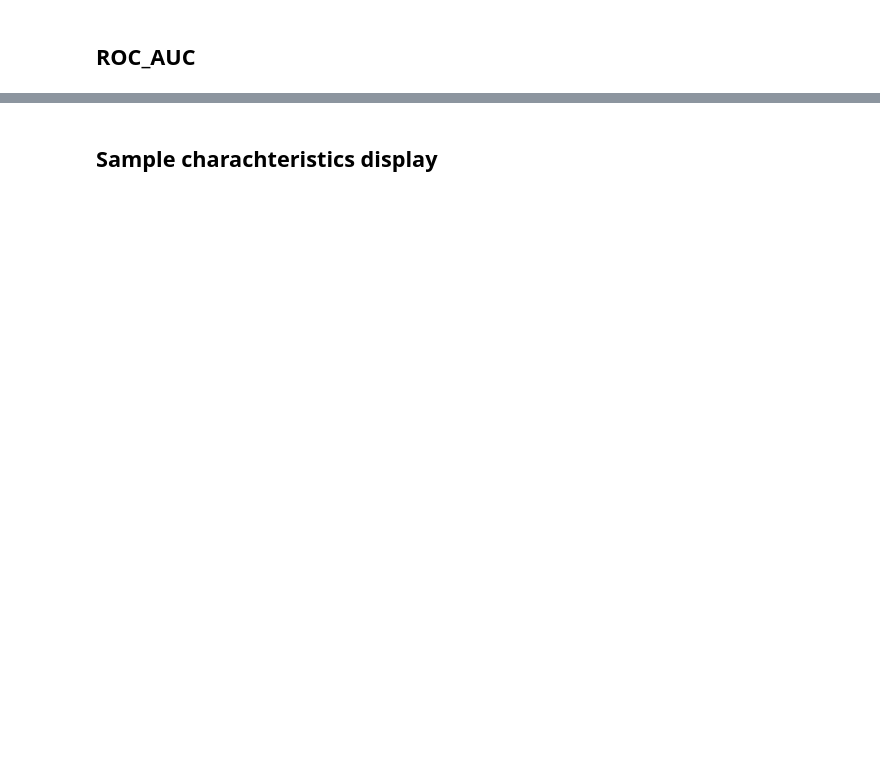
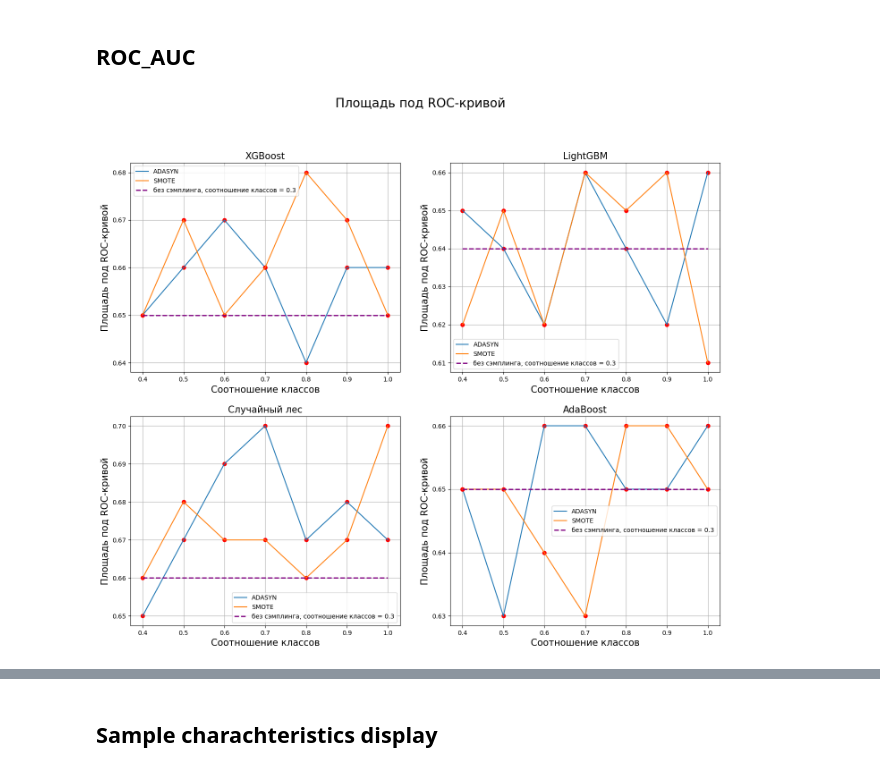
Before and after one commit to SergeyMaslikhov/CardioSampling, a Jupyter notebook: Building_models.ipynb, the cells around one changed output, grey strips where cells are left out. Cells and saved outputs as stored; diff of their text form; code cells hidden in the pictures; blank space fills up the shorter version.

```diff
--- a/Building_models.ipynb
+++ b/Building_models.ipynb
@@ -216,3 +334,7 @@ plot_res_for_metric(harm_cube, 'F мера чувствительности и
 # %% [markdown]
 ## ROC_AUC
+# %%
+plot_res_for_metric(roc_auc_cube, 'Площадь под ROC-кривой')
+# %% [output]
+[figure, added]
 # %%
```
Also changed, not shown: parts of 42 cells of this notebook, 3 other files.
